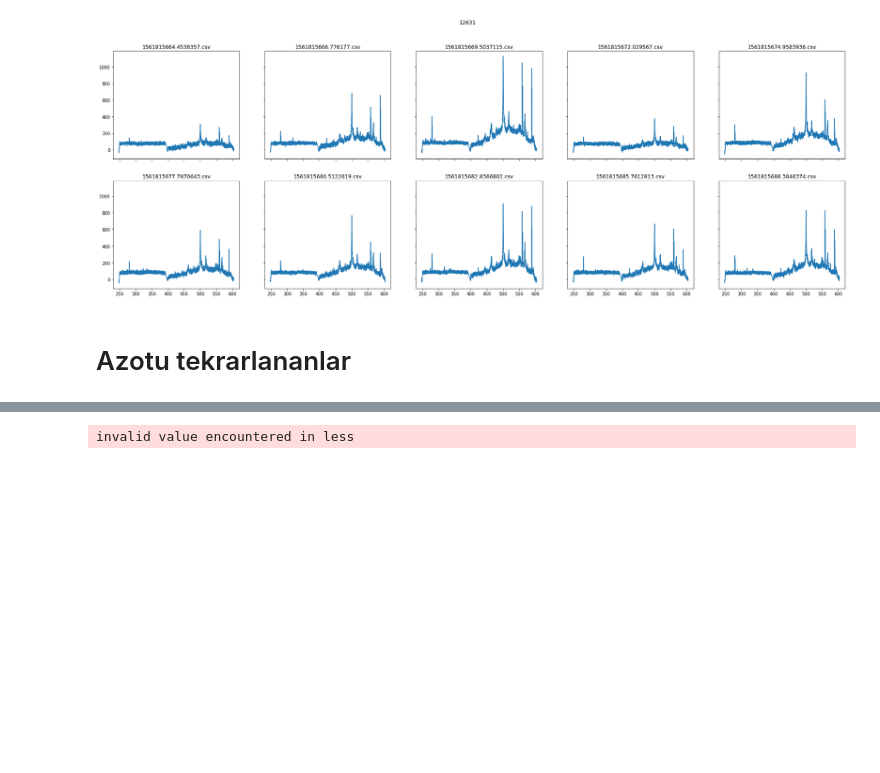
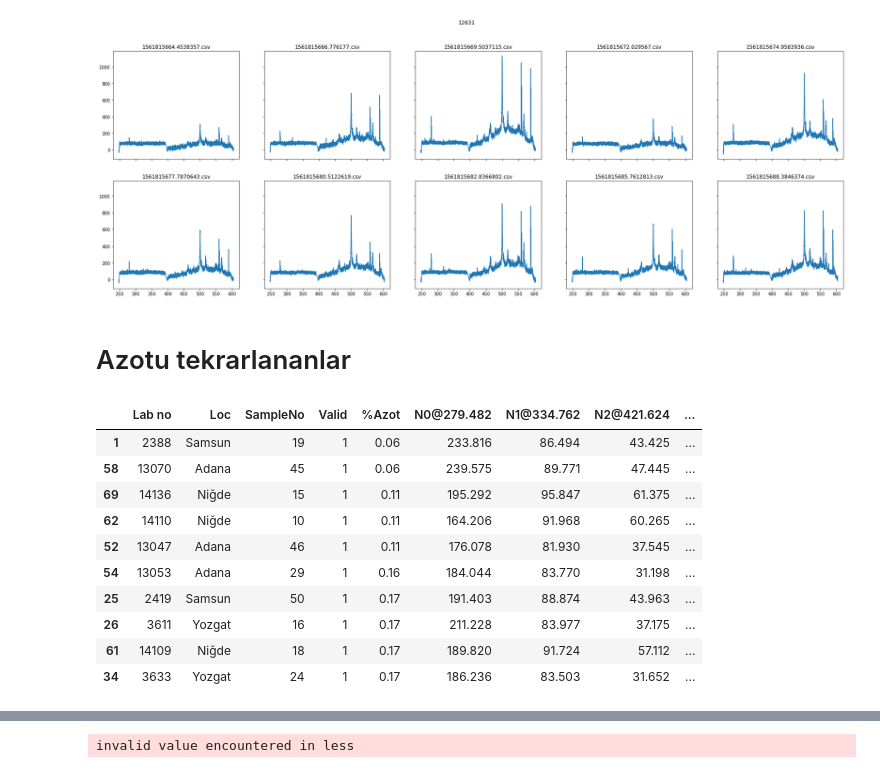
Before and after one commit to ugurgudelek/Libs, a Jupyter notebook: new test/analyze.ipynb, the cells around one changed output, grey strips where cells are left out. Saved outputs shown, nothing was run; the diff lists cells and outputs as text; code cells hidden in the pictures; blank space fills up the shorter version.

```diff
--- a/new test/analyze.ipynb
+++ b/new test/analyze.ipynb
@@ -30,7 +31,7 @@ init_notebook_mode(connected=True)
 # raw_reading_path : one path reading of one sample of soils (adana, samsun, etc.) - ex:{BASEPATH}/{labno}/{unix_rtime}.csv
 
 BASEPATH = "samples"
-LOCATION = "adana" # adana, samsun, nigde, yozgat
+LOCATIONS = ["adana", 'samsun', 'niğde', 'yozgat'] # adana, samsun, nigde, yozgat
 
 MAX_NM = 604.
 MIN_NM = 247.8
@@ -75,13 +76,19 @@ class Sample:
 
         # average samples
         self.reading = self.dataframes_average(self.raw_readings)
+
+        # downsample
+        self.reading = self.reading.rolling(window=11, center=True, min_periods=5).max() # window=11 equals 1nm
+
         # round sample
         self.reading = self.reading.round(3)
+
         self.plot = partial(self.subplot, [self.reading], 1, 1)
 
         self.reading = self.find_peaks(self.reading)
         self.sample_path = sample_path
         self.labno = int(sample_path.name)
+
 
     @staticmethod
     def find_peaks(reading, inplace=False):
@@ -309,0 +317,14 @@ analysis = Analysis(sample_paths=SAMPLE_PATHS, location='Adana')
+# %%
+analysis.data.head(n=10)
+# %% [output]
+|  | Lab no | Loc | SampleNo | Valid | %Azot | N0@279.482 | N1@334.762 | N2@421.624 | ... |
+| 1 | 2388 | Samsun | 19 | 1 | 0.06 | 233.816 | 86.494 | 43.425 | ... |
+| 58 | 13070 | Adana | 45 | 1 | 0.06 | 239.575 | 89.771 | 47.445 | ... |
+| 69 | 14136 | Niğde | 15 | 1 | 0.11 | 195.292 | 95.847 | 61.375 | ... |
+| 62 | 14110 | Niğde | 10 | 1 | 0.11 | 164.206 | 91.968 | 60.265 | ... |
+| 52 | 13047 | Adana | 46 | 1 | 0.11 | 176.078 | 81.930 | 37.545 | ... |
+| 54 | 13053 | Adana | 29 | 1 | 0.16 | 184.044 | 83.770 | 31.198 | ... |
+| 25 | 2419 | Samsun | 50 | 1 | 0.17 | 191.403 | 88.874 | 43.963 | ... |
+| 26 | 3611 | Yozgat | 16 | 1 | 0.17 | 211.228 | 83.977 | 37.175 | ... |
+| 61 | 14109 | Niğde | 18 | 1 | 0.17 | 189.820 | 91.724 | 57.112 | ... |
+| 34 | 3633 | Yozgat | 24 | 1 | 0.17 | 186.236 | 83.503 | 31.652 | ... |
```
Also changed, not shown: parts of 12 cells of this notebook, 9 other files.
